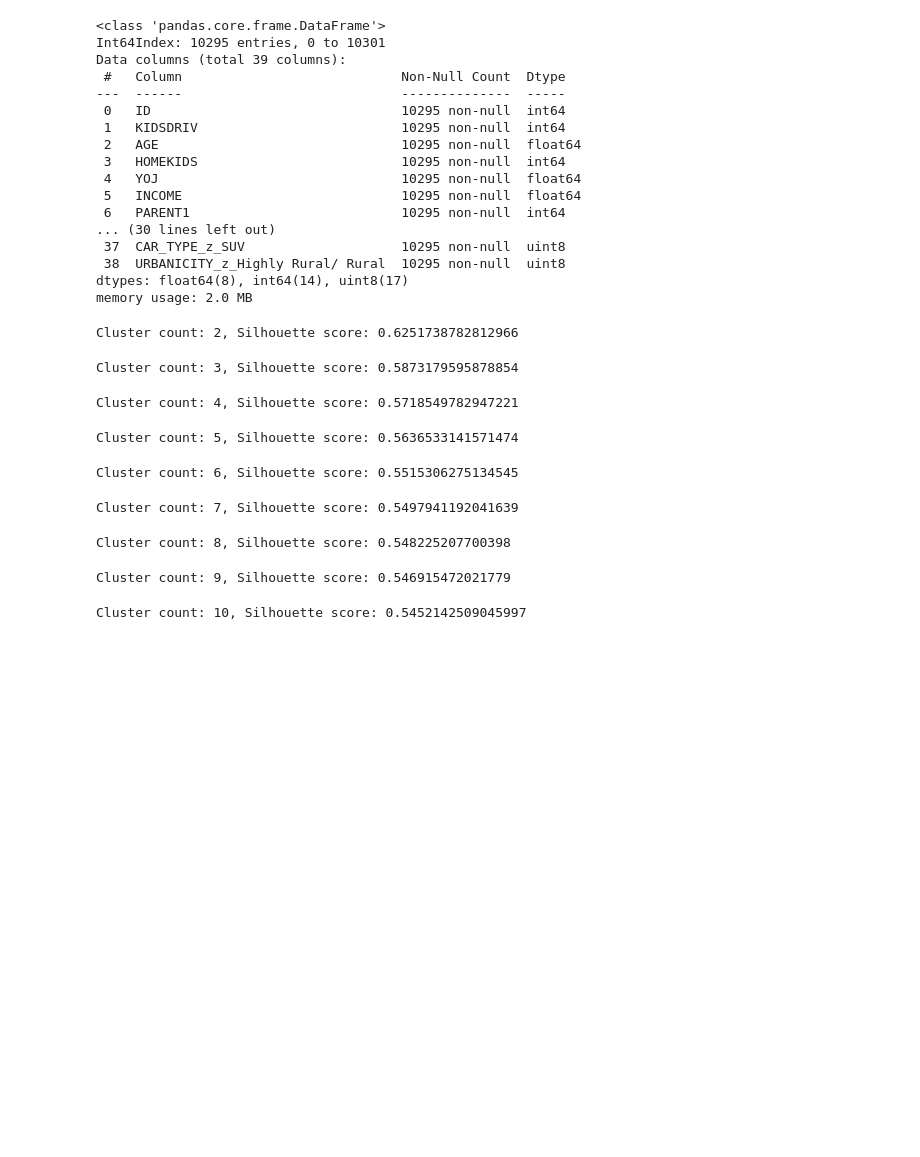
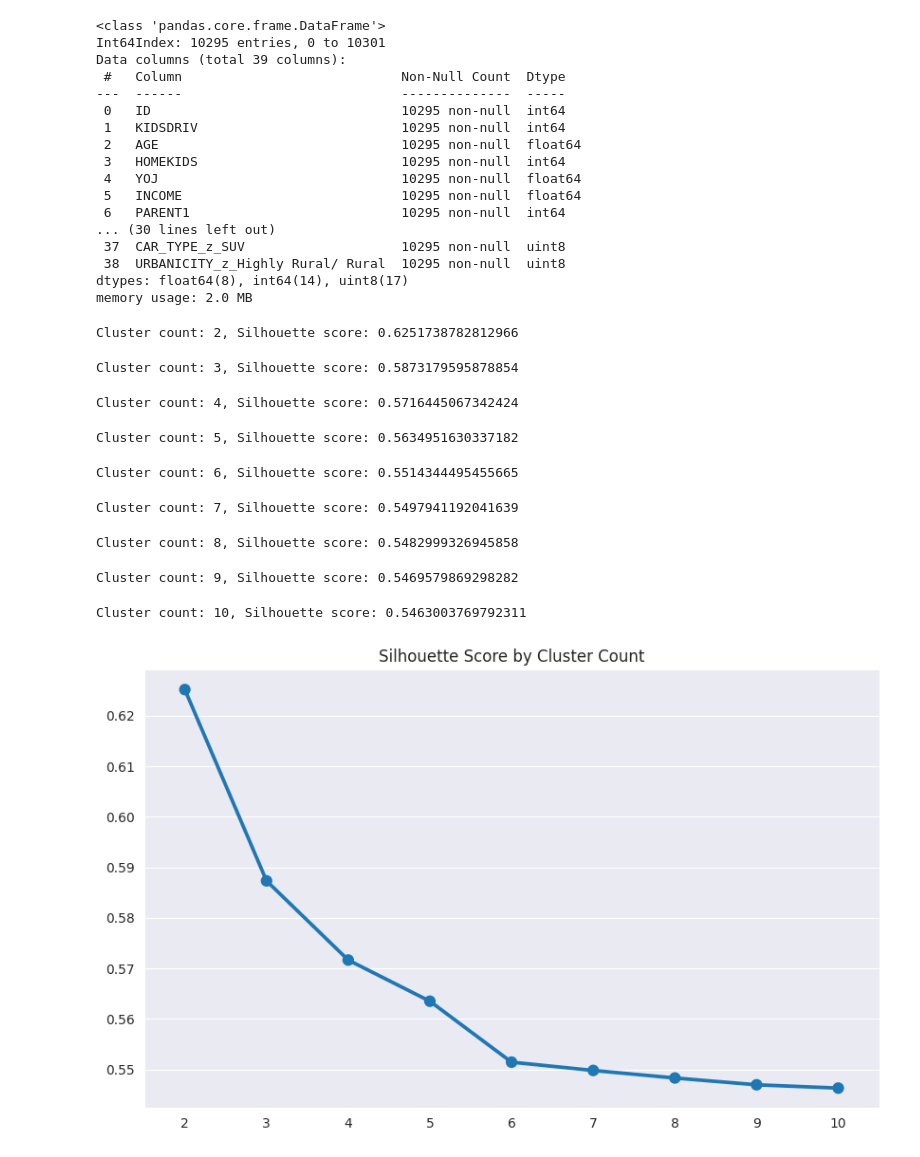
Before and after one commit to VavRe/data-mining-ut, a Jupyter notebook: CA3/Q1_KMeans_Insurace.ipynb, the cells around one changed output. Saved outputs shown, nothing was run; the diff lists cells and outputs as text; code cells hidden in the pictures; blank space fills up the shorter version.

Commit message:
Q1 is completed and visualized

```diff
--- a/CA3/Q1_KMeans_Insurace.ipynb
+++ b/CA3/Q1_KMeans_Insurace.ipynb
@@ -156,14 +156,14 @@ from sklearn.metrics import silhouette_score
 import pandas as pd
 
 # Load data into a Pandas DataFrame
-
+silhouette_scores_by_k = {}
 # Define range of cluster counts to try
 cluster_counts = range(2, 11)
 
 # Iterate over cluster counts and perform clustering
 for n_clusters in cluster_counts:
     # Initialize KMeans model with n_clusters
-    kmeans = KMeans(n_clusters=n_clusters, random_state=42)
+    kmeans = KMeans(n_clusters=n_clusters, random_state=76)
 
     # Fit KMeans model to data
     kmeans.fit(df)
@@ -171,16 +171,29 @@ for n_clusters in cluster_counts:
     # Get cluster labels and silhouette score
     labels = kmeans.labels_
     score = silhouette_score(df, labels)
-
+    silhouette_scores_by_k[n_clusters] = score
     # Print results
     print(f"Cluster count: {n_clusters}, Silhouette score: {score}")
 # %% [output]
 Cluster count: 2, Silhouette score: 0.6251738782812966
 Cluster count: 3, Silhouette score: 0.5873179595878854
-Cluster count: 4, Silhouette score: 0.5718549782947221
+Cluster count: 4, Silhouette score: 0.5716445067342424
-Cluster count: 5, Silhouette score: 0.5636533141571474
+Cluster count: 5, Silhouette score: 0.5634951630337182
-Cluster count: 6, Silhouette score: 0.5515306275134545
+Cluster count: 6, Silhouette score: 0.5514344495455665
 Cluster count: 7, Silhouette score: 0.5497941192041639
-Cluster count: 8, Silhouette score: 0.548225207700398
+Cluster count: 8, Silhouette score: 0.5482999326945858
-Cluster count: 9, Silhouette score: 0.546915472021779
+Cluster count: 9, Silhouette score: 0.5469579869298282
-Cluster count: 10, Silhouette score: 0.5452142509045997
+Cluster count: 10, Silhouette score: 0.5463003769792311
+# %%
+# Plot silhouette scores by cluster count using seaborn
+import seaborn as sns
+import matplotlib.pyplot as plt
+
+sns.set_style("darkgrid")
+plt.figure(figsize=(10, 6))
+sns.pointplot(x=list(silhouette_scores_by_k.keys()),
+              y=list(silhouette_scores_by_k.values()))
+plt.title("Silhouette Score by Cluster Count")
+plt.show()
+# %% [output]
+[figure, added]
```
Also changed, not shown: parts of 3 cells of this notebook.
